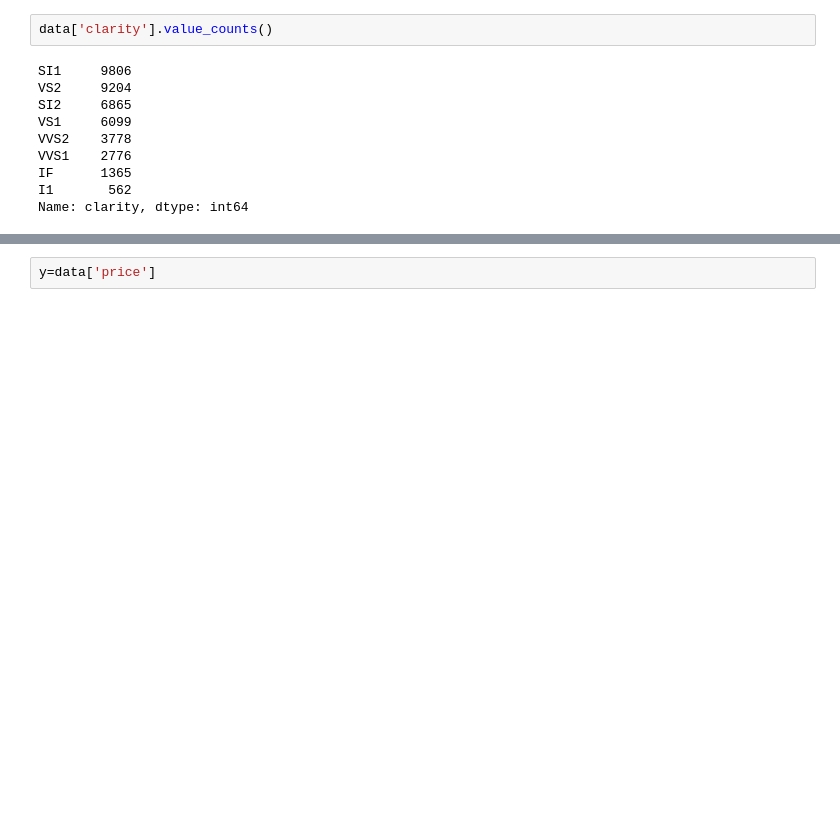
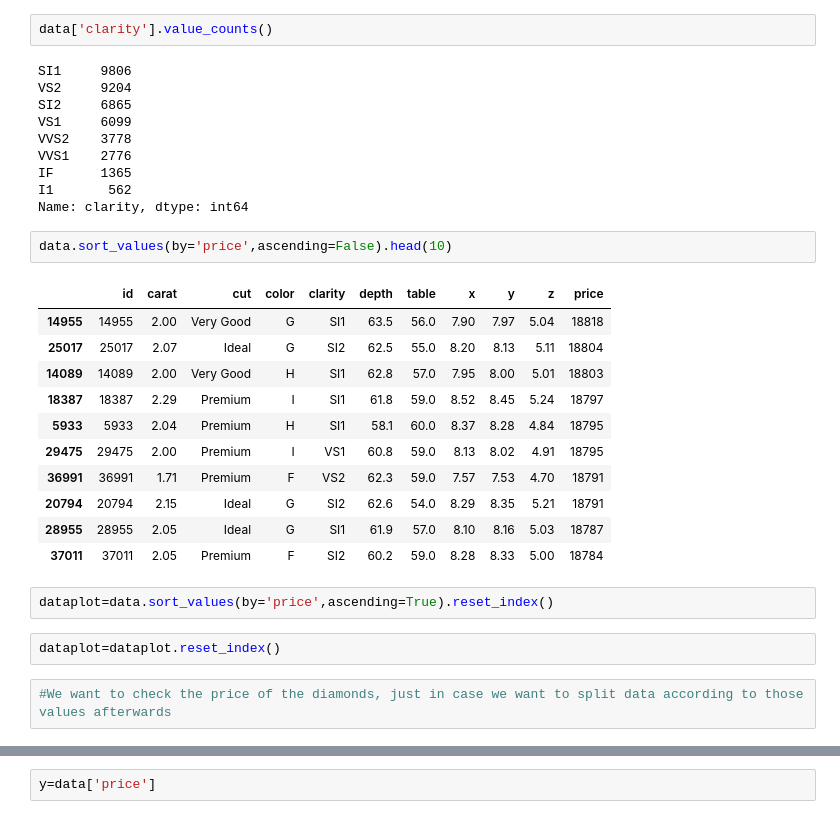
Before and after one commit to silviaherf/diamonds-kaggle-competition, a Jupyter notebook: src/data_cleaning.ipynb, the cells around one changed output, grey strips where cells are left out. Saved outputs shown, nothing was run; the diff lists cells and outputs as text; blank space fills up the shorter version.

```diff
--- a/src/data_cleaning.ipynb
+++ b/src/data_cleaning.ipynb
@@ -90,3 +101,23 @@ VVS1    2776
 IF      1365
 I1       562
 Name: clarity, dtype: int64
+# %%
+data.sort_values(by='price',ascending=False).head(10)
+# %% [output]
+|  | id | carat | cut | color | clarity | depth | table | x | y | z | price |
+| 14955 | 14955 | 2.00 | Very Good | G | SI1 | 63.5 | 56.0 | 7.90 | 7.97 | 5.04 | 18818 |
+| 25017 | 25017 | 2.07 | Ideal | G | SI2 | 62.5 | 55.0 | 8.20 | 8.13 | 5.11 | 18804 |
+| 14089 | 14089 | 2.00 | Very Good | H | SI1 | 62.8 | 57.0 | 7.95 | 8.00 | 5.01 | 18803 |
+| 18387 | 18387 | 2.29 | Premium | I | SI1 | 61.8 | 59.0 | 8.52 | 8.45 | 5.24 | 18797 |
+| 5933 | 5933 | 2.04 | Premium | H | SI1 | 58.1 | 60.0 | 8.37 | 8.28 | 4.84 | 18795 |
+| 29475 | 29475 | 2.00 | Premium | I | VS1 | 60.8 | 59.0 | 8.13 | 8.02 | 4.91 | 18795 |
+| 36991 | 36991 | 1.71 | Premium | F | VS2 | 62.3 | 59.0 | 7.57 | 7.53 | 4.70 | 18791 |
+| 20794 | 20794 | 2.15 | Ideal | G | SI2 | 62.6 | 54.0 | 8.29 | 8.35 | 5.21 | 18791 |
+| 28955 | 28955 | 2.05 | Ideal | G | SI1 | 61.9 | 57.0 | 8.10 | 8.16 | 5.03 | 18787 |
+| 37011 | 37011 | 2.05 | Premium | F | SI2 | 60.2 | 59.0 | 8.28 | 8.33 | 5.00 | 18784 |
+# %%
+dataplot=data.sort_values(by='price',ascending=True).reset_index()
+# %%
+dataplot=dataplot.reset_index()
+# %%
+#We want to check the price of the diamonds, just in case we want to split data according to those values afterwards
```
Also changed, not shown: parts of 21 cells of this notebook.
